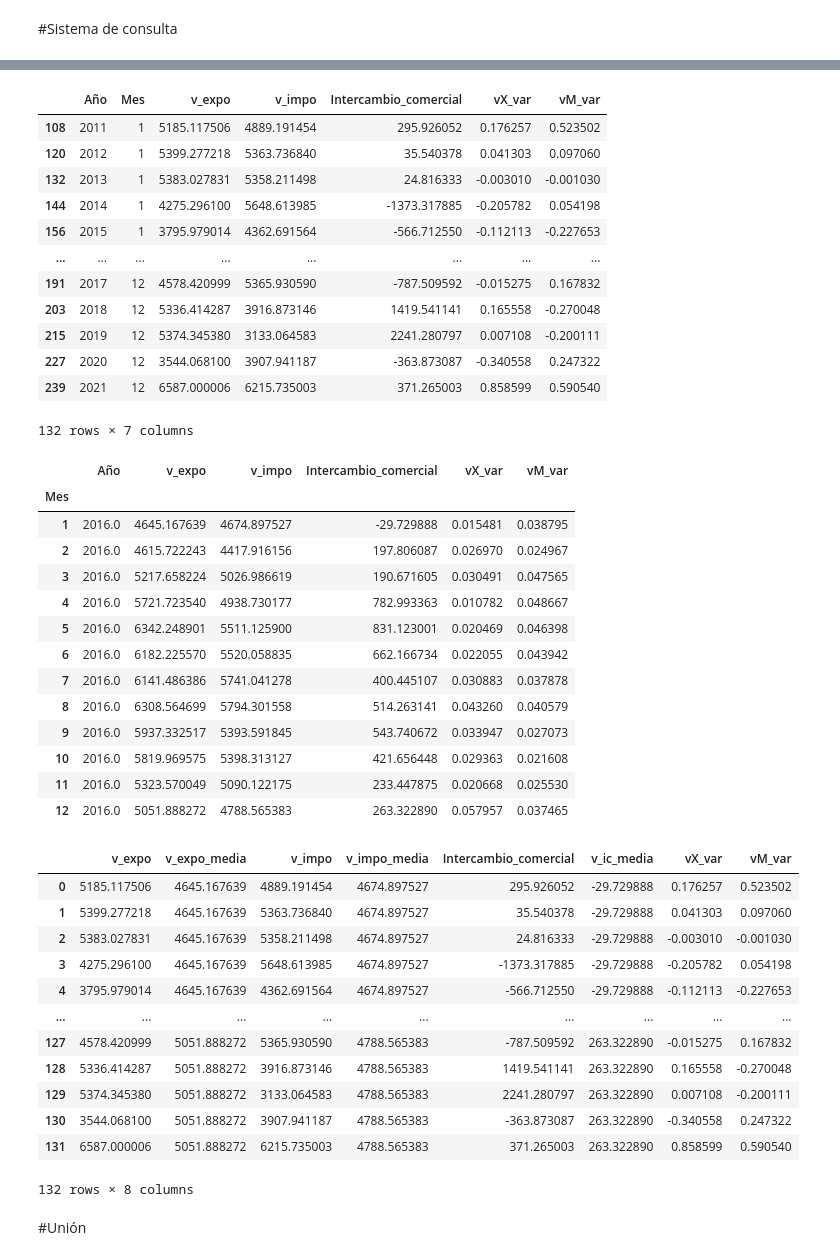
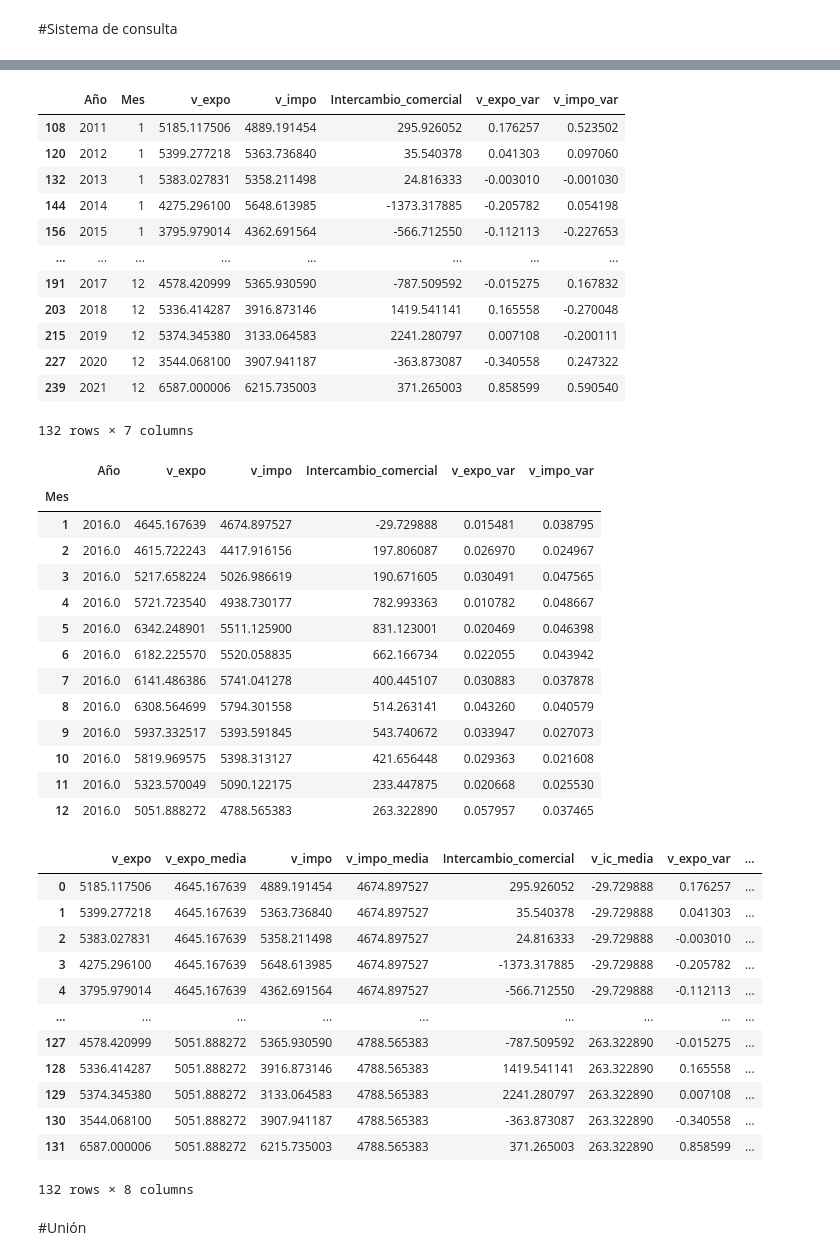
Before and after one commit to LucaGelmini/notebooks_indec, a Jupyter notebook: Estacionalidad/Estacionalidad-final.ipynb, the cells around one changed output, grey strips where cells are left out. Drawn from its saved outputs; the diff is of its cells as text; code cells hidden in the pictures.

```diff
--- a/Estacionalidad/Estacionalidad-final.ipynb
+++ b/Estacionalidad/Estacionalidad-final.ipynb
@@ -247,11 +247,11 @@ df_consulta.v_expo = df_consulta.v_expo.astype(float)
 df_consulta.v_impo = df_consulta.v_impo.astype(float)
 df_consulta.Intercambio_comercial = df_consulta.Intercambio_comercial.astype(float)
 
-vX_var =df_consulta.v_expo.pct_change(periods=12, fill_method='bfill')
-vM_var =df_consulta.v_impo.pct_change(periods=12, fill_method='bfill')
+v_expo_var =df_consulta.v_expo.pct_change(periods=12, fill_method='bfill')
+v_impo_var =df_consulta.v_impo.pct_change(periods=12, fill_method='bfill')
 
-df_consulta['vX_var']= vX_var
-df_consulta['vM_var']= vM_var
+df_consulta['v_expo_var']= v_expo_var
+df_consulta['v_impo_var']= v_impo_var
 
 #divido los valores por un millon porque nos manejamos por millones de dolares
 df_consulta.v_expo = [x/1000000 for x in df_consulta.v_expo]
@@ -296,7 +296,7 @@ df_consulta_fil
 df_consulta_ordered=df_consulta_fil.sort_values(['Mes', 'Año'])
 df_consulta_ordered
 # %% [output]
-|  | Año | Mes | v_expo | v_impo | Intercambio_comercial | vX_var | vM_var |
+|  | Año | Mes | v_expo | v_impo | Intercambio_comercial | v_expo_var | v_impo_var |
 | 108 | 2011 | 1 | 5185.117506 | 4889.191454 | 295.926052 | 0.176257 | 0.523502 |
 | 120 | 2012 | 1 | 5399.277218 | 5363.736840 | 35.540378 | 0.041303 | 0.097060 |
 | 132 | 2013 | 1 | 5383.027831 | 5358.211498 | 24.816333 | -0.003010 | -0.001030 |
@@ -329,7 +329,7 @@ v_impo_mediaa = medias.v_impo.tolist()
 ic_mediaa = medias.Intercambio_comercial.tolist()
 medias
 # %% [output]
-|  | Año | v_expo | v_impo | Intercambio_comercial | vX_var | vM_var |
+|  | Año | v_expo | v_impo | Intercambio_comercial | v_expo_var | v_impo_var |
 | Mes |  |  |  |  |  |  |
 | 1 | 2016.0 | 4645.167639 | 4674.897527 | -29.729888 | 0.015481 | 0.038795 |
 | 2 | 2016.0 | 4615.722243 | 4417.916156 | 197.806087 | 0.026970 | 0.024967 |
@@ -359,22 +359,22 @@ df_consulta_ordered['v_expo_media']=v_expo_media
 df_consulta_ordered['v_impo_media']=v_impo_media
 df_consulta_ordered['v_ic_media']=ic_media
 # %%
-df_consulta_wr=df_consulta_ordered[['v_expo', 'v_expo_media','v_impo', 'v_impo_media','Intercambio_comercial', 'v_ic_media', 'vX_var','vM_var']]
+df_consulta_wr=df_consulta_ordered[['v_expo', 'v_expo_media','v_impo', 'v_impo_media','Intercambio_comercial', 'v_ic_media', 'v_expo_var','v_impo_var']]
 df_consulta_wr = df_consulta_wr.reset_index(drop=True)
 df_consulta_wr
 # %% [output]
-|  | v_expo | v_expo_media | v_impo | v_impo_media | Intercambio_comercial | v_ic_media | vX_var | vM_var |
-| 0 | 5185.117506 | 4645.167639 | 4889.191454 | 4674.897527 | 295.926052 | -29.729888 | 0.176257 | 0.523502 |
-| 1 | 5399.277218 | 4645.167639 | 5363.736840 | 4674.897527 | 35.540378 | -29.729888 | 0.041303 | 0.097060 |
-| 2 | 5383.027831 | 4645.167639 | 5358.211498 | 4674.897527 | 24.816333 | -29.729888 | -0.003010 | -0.001030 |
-| 3 | 4275.296100 | 4645.167639 | 5648.613985 | 4674.897527 | -1373.317885 | -29.729888 | -0.205782 | 0.054198 |
-| 4 | 3795.979014 | 4645.167639 | 4362.691564 | 4674.897527 | -566.712550 | -29.729888 | -0.112113 | -0.227653 |
+|  | v_expo | v_expo_media | v_impo | v_impo_media | Intercambio_comercial | v_ic_media | v_expo_var | ... |
+| 0 | 5185.117506 | 4645.167639 | 4889.191454 | 4674.897527 | 295.926052 | -29.729888 | 0.176257 | ... |
+| 1 | 5399.277218 | 4645.167639 | 5363.736840 | 4674.897527 | 35.540378 | -29.729888 | 0.041303 | ... |
+| 2 | 5383.027831 | 4645.167639 | 5358.211498 | 4674.897527 | 24.816333 | -29.729888 | -0.003010 | ... |
+| 3 | 4275.296100 | 4645.167639 | 5648.613985 | 4674.897527 | -1373.317885 | -29.729888 | -0.205782 | ... |
+| 4 | 3795.979014 | 4645.167639 | 4362.691564 | 4674.897527 | -566.712550 | -29.729888 | -0.112113 | ... |
 | ... | ... | ... | ... | ... | ... | ... | ... | ... |
-| 127 | 4578.420999 | 5051.888272 | 5365.930590 | 4788.565383 | -787.509592 | 263.322890 | -0.015275 | 0.167832 |
-| 128 | 5336.414287 | 5051.888272 | 3916.873146 | 4788.565383 | 1419.541141 | 263.322890 | 0.165558 | -0.270048 |
-| 129 | 5374.345380 | 5051.888272 | 3133.064583 | 4788.565383 | 2241.280797 | 263.322890 | 0.007108 | -0.200111 |
-| 130 | 3544.068100 | 5051.888272 | 3907.941187 | 4788.565383 | -363.873087 | 263.322890 | -0.340558 | 0.247322 |
-| 131 | 6587.000006 | 5051.888272 | 6215.735003 | 4788.565383 | 371.265003 | 263.322890 | 0.858599 | 0.590540 |
+| 127 | 4578.420999 | 5051.888272 | 5365.930590 | 4788.565383 | -787.509592 | 263.322890 | -0.015275 | ... |
+| 128 | 5336.414287 | 5051.888272 | 3916.873146 | 4788.565383 | 1419.541141 | 263.322890 | 0.165558 | ... |
+| 129 | 5374.345380 | 5051.888272 | 3133.064583 | 4788.565383 | 2241.280797 | 263.322890 | 0.007108 | ... |
+| 130 | 3544.068100 | 5051.888272 | 3907.941187 | 4788.565383 | -363.873087 | 263.322890 | -0.340558 | ... |
+| 131 | 6587.000006 | 5051.888272 | 6215.735003 | 4788.565383 | 371.265003 | 263.322890 | 0.858599 | ... |
 132 rows × 8 columns
 # %% [markdown]
 #Unión
```
Also changed, not shown: parts of 9 cells of this notebook, 2 other files.
